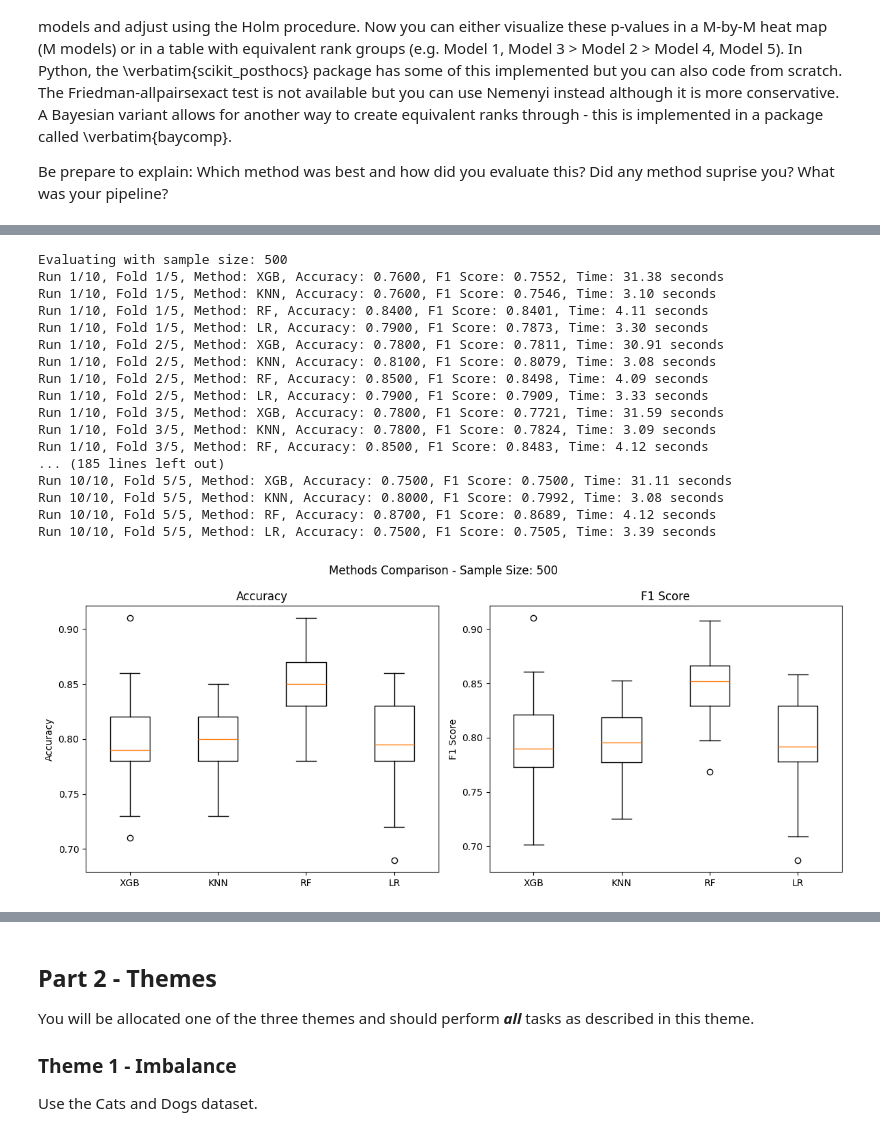
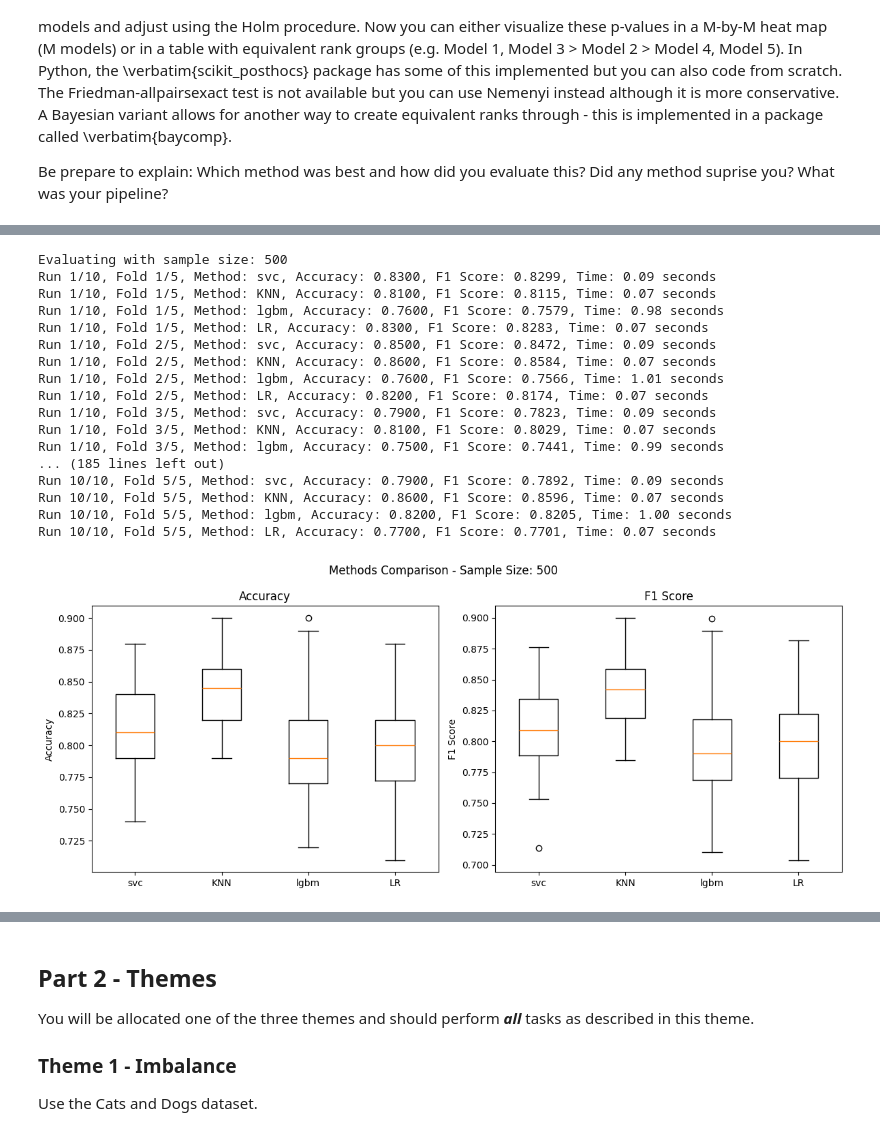
Before and after one commit to LucasKuszli/big_data, a Jupyter notebook: src_project3/project3Py.ipynb, the cells around one changed output, grey strips where cells are left out. Drawn from its saved outputs; the diff is of its cells as text; code cells hidden in the pictures.

```diff
--- a/src_project3/project3Py.ipynb
+++ b/src_project3/project3Py.ipynb
@@ -138,6 +91,7 @@ import numpy as np
 from sklearn.model_selection import StratifiedKFold, GridSearchCV, train_test_split
 from sklearn.metrics import accuracy_score, f1_score
 import time
+from sklearn.decomposition import PCA
 
 
 def evaluate_methods_with_outer_inner_cv(methods, X, y, sample_size, outer_folds, inner_folds, number_of_times=3, seed=42):
@@ -152,6 +106,11 @@ def evaluate_methods_with_outer_inner_cv(methods, X, y, sample_size, outer_folds
             X_train, X_test = X_sample[train_idx], X_sample[test_idx]
             y_train, y_test = y_sample[train_idx], y_sample[test_idx]
             inner_cv = StratifiedKFold(n_splits=inner_folds, shuffle=True, random_state=run_seed + 42) # Adding 42 because it might hurt if same seed as outer
+            X_train = X_train.copy()
+            X_test = X_test.copy()
+            pca = PCA(random_state=0, n_components=35)
+            X_train = pca.fit_transform(X_train)
+            X_test = pca.transform(X_test)
             for m, method in enumerate(methods):
                 pipeline, params = methods[method]
                 t0 = time.time()
@@ -176,39 +135,33 @@ from sklearn.preprocessing import StandardScaler
 from sklearn.pipeline import Pipeline
 from sklearn.decomposition import PCA
 from xgboost import XGBClassifier
-
-
-
-
+from lightgbm import LGBMClassifier
+from sklearn.feature_selection import SelectKBest, f_classif
+from sklearn.svm import LinearSVC
+import warnings
+warnings.filterwarnings('ignore', message='X does not have valid feature names')
 methods = {
-    'XGB':
+    'svc':
     (Pipeline([
-    ('xgb', XGBClassifier(eval_metric='logloss'))
-]), {
-    'xgb__n_estimators': [100, 200],
-    'xgb__max_depth': [3, 5],
-    'xgb__learning_rate': [0.01, 0.1],
-}),
+        ('scaler', StandardScaler()),
+    ('svc', LinearSVC()),
+    ]), {
+        'svc__C': [0.1, 1.0, 10.0],
+     }),
     'KNN':
     (Pipeline([
-        ('scaler', StandardScaler()),
-        ('pca', PCA(random_state=0)),
         ('clf', KNeighborsClassifier(n_jobs=-1)),
-    ]), {'clf__n_neighbors': [3, 5, 11, 21],
-         'pca__n_components': [0.1, 0.25, 0.5]}),
-    'RF':
+    ]), {'clf__n_neighbors': [3, 5, 11, 21]}),
+    'lgbm':
     (Pipeline([
-        ('clf', RandomForestClassifier(n_estimators=200, n_jobs=-1, random_state=0)),
-    ]), {'clf__max_depth': [None, 10, 20],
-         'clf__min_samples_leaf': [1, 5],
+        ('clf', LGBMClassifier(n_estimators=100, num_leaves=15, random_state=0, verbosity=-1)),
+    ]), {'clf__learning_rate': [0.01, 0.1]
          }),
     'LR':
     (Pipeline([
         ('scaler', StandardScaler()),
-        ('pca', PCA(random_state=0)),
-        ('clf', LogisticRegression(max_iter=2000, solver='lbfgs')),
-    ]), {'clf__C': [0.01, 0.1, 1.0, 10.0],
-         'pca__n_components': [0.1, 0.25, 0.5]})
+        ('clf', LogisticRegression(max_iter=1000, solver='lbfgs')),
+    ]), {'clf__C': [0.01, 0.1, 1.0, 10.0]})
 }
 
 
@@ -222,7 +175,7 @@ for i, sample_size in enumerate(sample_sizes):
     accs, f1s = evaluate_methods_with_outer_inner_cv(methods, images, labels, sample_size, outer_folds=5, inner_folds=3, number_of_times=10, seed=42)
     sample_accs[sample_size] = accs
     sample_f1s[sample_size] = f1s
-    # plot boxplots
+
     fig, axes = plt.subplots(1, 2, figsize=(12, 5))
     fig.suptitle(f"Methods Comparison - Sample Size: {sample_size}")
     ax = axes[0]
@@ -258,19 +211,19 @@ Run 10/10, Fold 5/5, Method: LR, Accuracy: 0.8000, F1 Score: 0.7964, Time: 1.85
 Evaluating with sample size: 500
-Run 1/10, Fold 1/5, Method: XGB, Accuracy: 0.7600, F1 Score: 0.7552, Time: 31.38 seconds
-Run 1/10, Fold 1/5, Method: KNN, Accuracy: 0.7600, F1 Score: 0.7546, Time: 3.10 seconds
-Run 1/10, Fold 1/5, Method: RF, Accuracy: 0.8400, F1 Score: 0.8401, Time: 4.11 seconds
-Run 1/10, Fold 1/5, Method: LR, Accuracy: 0.7900, F1 Score: 0.7873, Time: 3.30 seconds
-Run 1/10, Fold 2/5, Method: XGB, Accuracy: 0.7800, F1 Score: 0.7811, Time: 30.91 seconds
-Run 1/10, Fold 2/5, Method: KNN, Accuracy: 0.8100, F1 Score: 0.8079, Time: 3.08 seconds
-Run 1/10, Fold 2/5, Method: RF, Accuracy: 0.8500, F1 Score: 0.8498, Time: 4.09 seconds
-Run 1/10, Fold 2/5, Method: LR, Accuracy: 0.7900, F1 Score: 0.7909, Time: 3.33 seconds
-Run 1/10, Fold 3/5, Method: XGB, Accuracy: 0.7800, F1 Score: 0.7721, Time: 31.59 seconds
-Run 1/10, Fold 3/5, Method: KNN, Accuracy: 0.7800, F1 Score: 0.7824, Time: 3.09 seconds
-Run 1/10, Fold 3/5, Method: RF, Accuracy: 0.8500, F1 Score: 0.8483, Time: 4.12 seconds
+Run 1/10, Fold 1/5, Method: svc, Accuracy: 0.8300, F1 Score: 0.8299, Time: 0.09 seconds
+Run 1/10, Fold 1/5, Method: KNN, Accuracy: 0.8100, F1 Score: 0.8115, Time: 0.07 seconds
+Run 1/10, Fold 1/5, Method: lgbm, Accuracy: 0.7600, F1 Score: 0.7579, Time: 0.98 seconds
+Run 1/10, Fold 1/5, Method: LR, Accuracy: 0.8300, F1 Score: 0.8283, Time: 0.07 seconds
+Run 1/10, Fold 2/5, Method: svc, Accuracy: 0.8500, F1 Score: 0.8472, Time: 0.09 seconds
+Run 1/10, Fold 2/5, Method: KNN, Accuracy: 0.8600, F1 Score: 0.8584, Time: 0.07 seconds
+Run 1/10, Fold 2/5, Method: lgbm, Accuracy: 0.7600, F1 Score: 0.7566, Time: 1.01 seconds
+Run 1/10, Fold 2/5, Method: LR, Accuracy: 0.8200, F1 Score: 0.8174, Time: 0.07 seconds
+Run 1/10, Fold 3/5, Method: svc, Accuracy: 0.7900, F1 Score: 0.7823, Time: 0.09 seconds
+Run 1/10, Fold 3/5, Method: KNN, Accuracy: 0.8100, F1 Score: 0.8029, Time: 0.07 seconds
+Run 1/10, Fold 3/5, Method: lgbm, Accuracy: 0.7500, F1 Score: 0.7441, Time: 0.99 seconds
 ... (185 lines left out)
-Run 10/10, Fold 5/5, Method: XGB, Accuracy: 0.7500, F1 Score: 0.7500, Time: 31.11 seconds
-Run 10/10, Fold 5/5, Method: KNN, Accuracy: 0.8000, F1 Score: 0.7992, Time: 3.08 seconds
-Run 10/10, Fold 5/5, Method: RF, Accuracy: 0.8700, F1 Score: 0.8689, Time: 4.12 seconds
-Run 10/10, Fold 5/5, Method: LR, Accuracy: 0.7500, F1 Score: 0.7505, Time: 3.39 seconds
+Run 10/10, Fold 5/5, Method: svc, Accuracy: 0.7900, F1 Score: 0.7892, Time: 0.09 seconds
+Run 10/10, Fold 5/5, Method: KNN, Accuracy: 0.8600, F1 Score: 0.8596, Time: 0.07 seconds
+Run 10/10, Fold 5/5, Method: lgbm, Accuracy: 0.8200, F1 Score: 0.8205, Time: 1.00 seconds
+Run 10/10, Fold 5/5, Method: LR, Accuracy: 0.7700, F1 Score: 0.7701, Time: 0.07 seconds
-[figure, old version]
+[figure, new version]
 Evaluating with sample size: 1000
```
Also changed, not shown: parts of 11 cells of this notebook, 1 other file.
